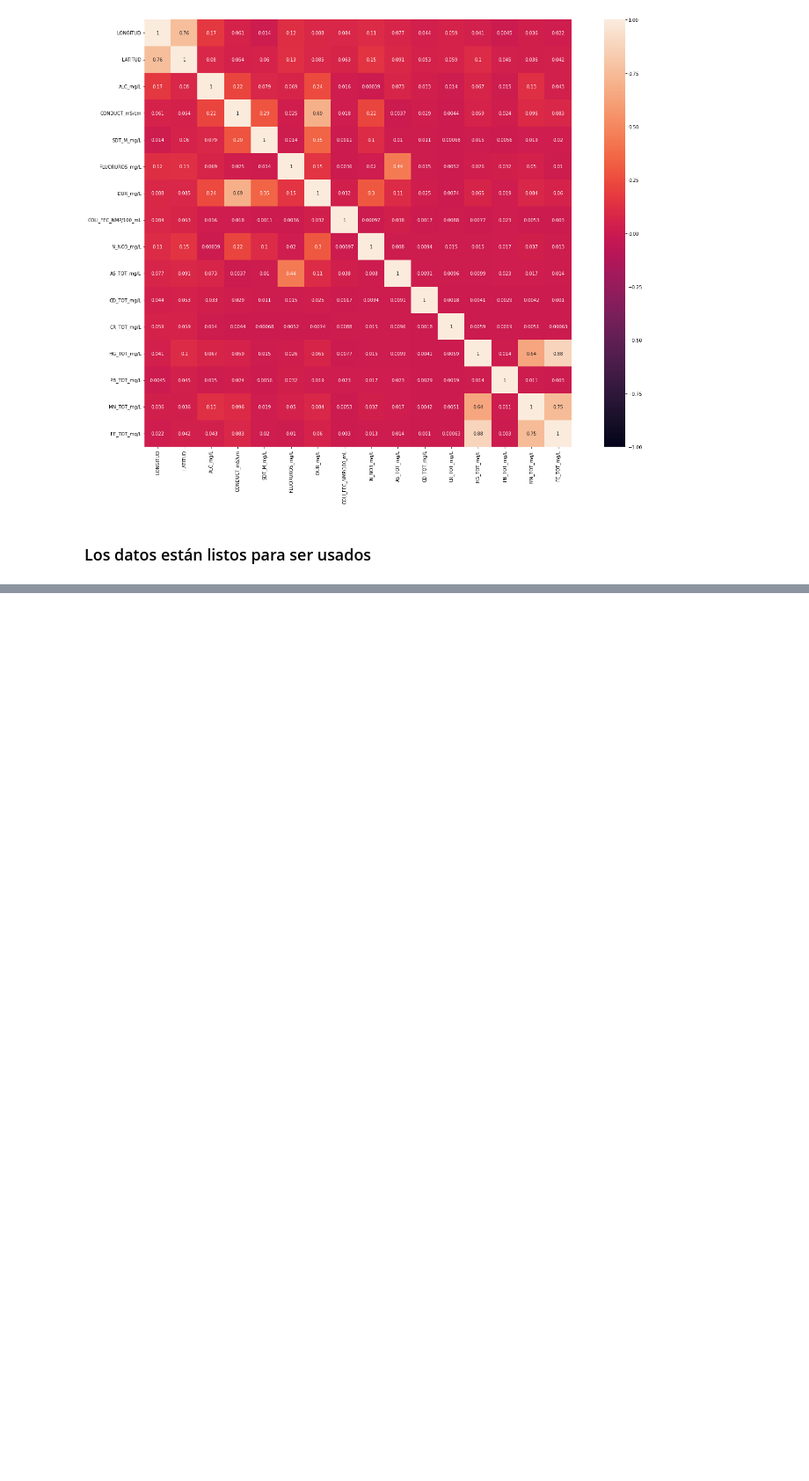
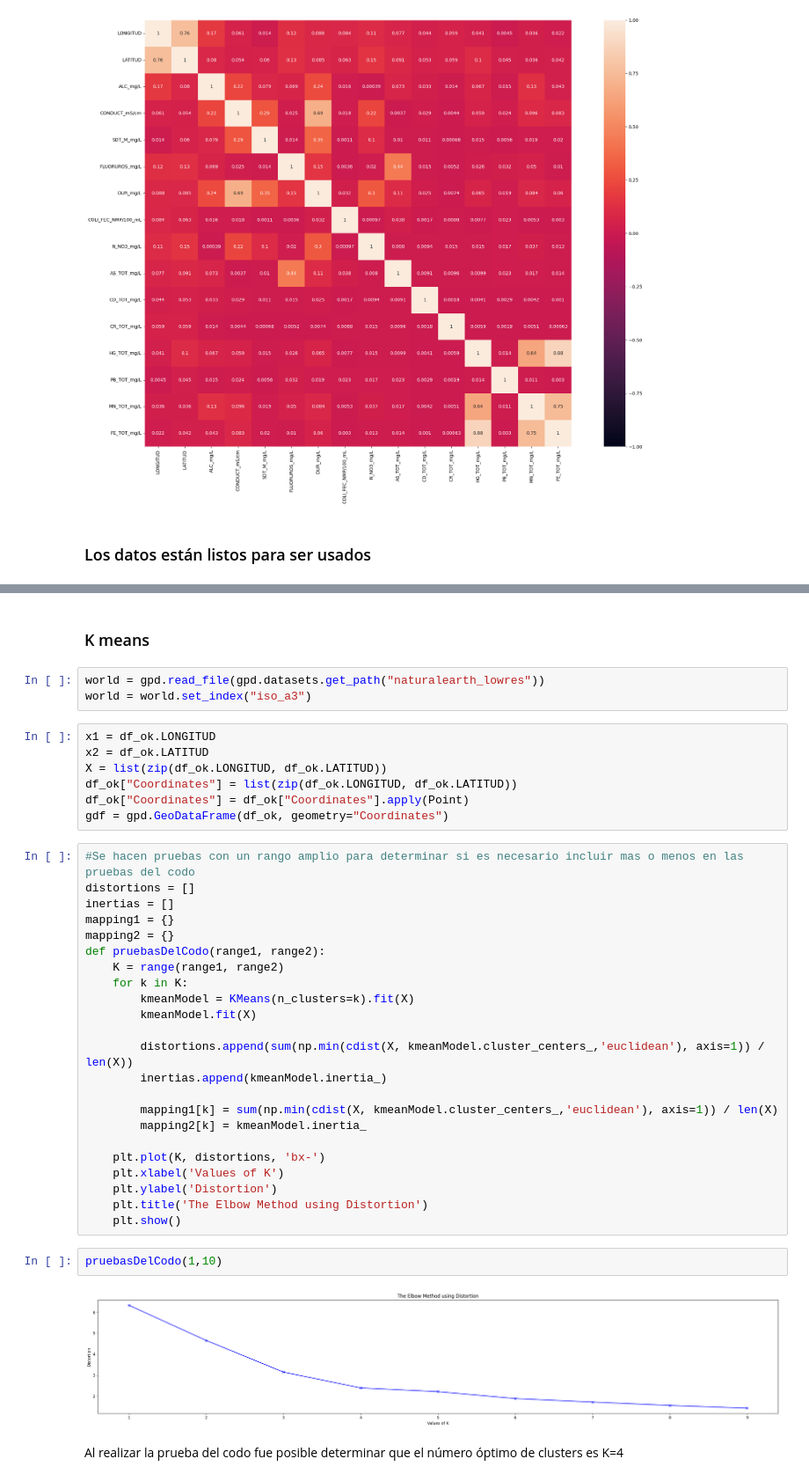
Before and after one commit to PosgradoMNA/actividades-del-projecto-equipo55-alex-edgar, a Jupyter notebook: Reto_CienciaAnalisisDatos_Equipo55.ipynb, the cells around one changed output, grey strips where cells are left out. Shown at 88% size. Saved outputs shown, nothing was run; the diff lists cells and outputs as text; blank space fills up the shorter version.

```diff
--- a/Reto_CienciaAnalisisDatos_Equipo55.ipynb
+++ b/Reto_CienciaAnalisisDatos_Equipo55.ipynb
@@ -305,0 +456,41 @@ for (index, col) in enumerate(df_num.columns.values):
+# %% [markdown]
+### K means
+# %%
+world = gpd.read_file(gpd.datasets.get_path("naturalearth_lowres"))
+world = world.set_index("iso_a3")
+# %%
+x1 = df_ok.LONGITUD
+x2 = df_ok.LATITUD
+X = list(zip(df_ok.LONGITUD, df_ok.LATITUD))
+df_ok["Coordinates"] = list(zip(df_ok.LONGITUD, df_ok.LATITUD))
+df_ok["Coordinates"] = df_ok["Coordinates"].apply(Point)
+gdf = gpd.GeoDataFrame(df_ok, geometry="Coordinates")
+# %%
+#Se hacen pruebas con un rango amplio para determinar si es necesario incluir mas o menos en las pruebas del codo
+distortions = []
+inertias = []
+mapping1 = {}
+mapping2 = {}
+def pruebasDelCodo(range1, range2):
+    K = range(range1, range2)
+    for k in K:
+        kmeanModel = KMeans(n_clusters=k).fit(X)
+        kmeanModel.fit(X)
+
+        distortions.append(sum(np.min(cdist(X, kmeanModel.cluster_centers_,'euclidean'), axis=1)) / len(X))
+        inertias.append(kmeanModel.inertia_)
+
+        mapping1[k] = sum(np.min(cdist(X, kmeanModel.cluster_centers_,'euclidean'), axis=1)) / len(X)
+        mapping2[k] = kmeanModel.inertia_
+
+    plt.plot(K, distortions, 'bx-')
+    plt.xlabel('Values of K')
+    plt.ylabel('Distortion')
+    plt.title('The Elbow Method using Distortion')
+    plt.show()
+# %%
+pruebasDelCodo(1,10)
+# %% [output]
+[figure, added]
+# %% [markdown]
+Al realizar la prueba del codo fue posible determinar que el número óptimo de clusters es K=4
```
Also changed, not shown: parts of 40 cells of this notebook, 1 other file.
